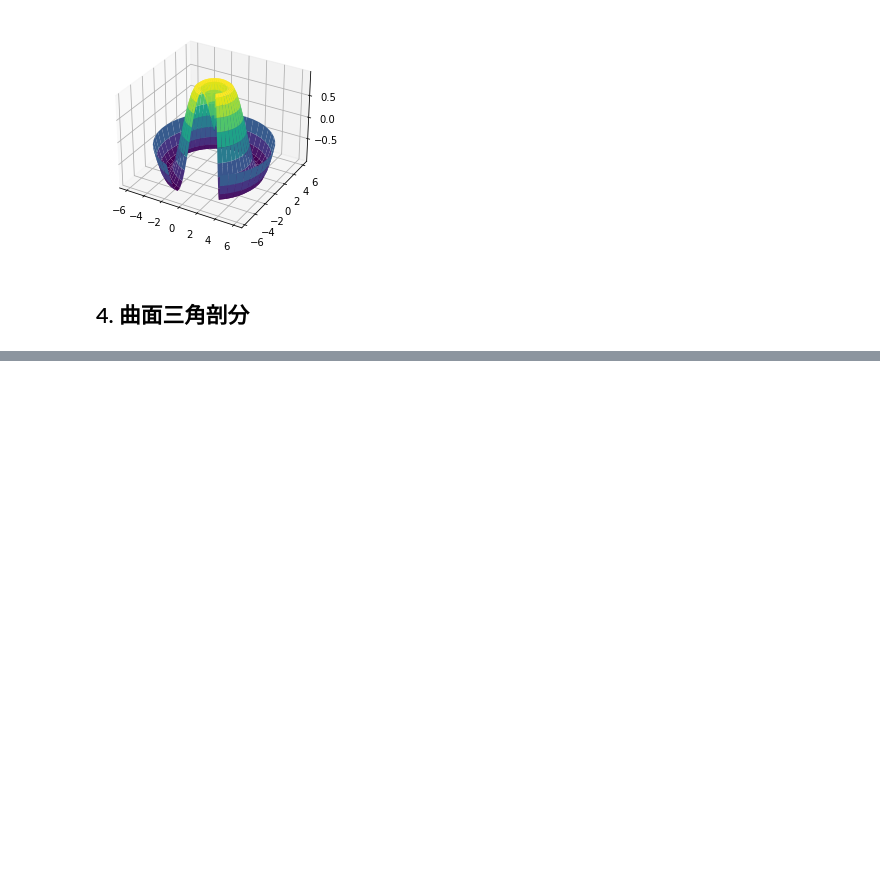
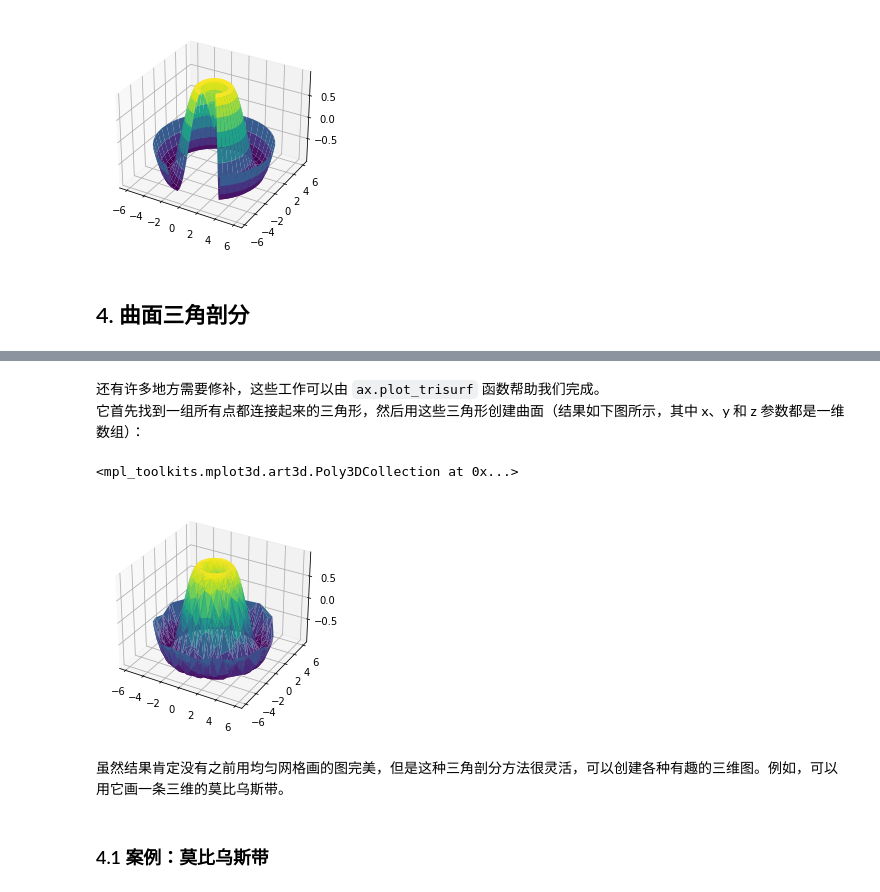
Before and after one commit to michaelbrucelin/HelloLanguage, a Jupyter notebook: Jupyter/Python/Book/Python数据科学手册/03-Matplotlib数据可视化/14-用Matplotlib画三维图.ipynb, the cells around one changed output, grey strips where cells are left out. Drawn from its saved outputs; the diff is of its cells as text; code cells hidden in the pictures; blank space fills up the shorter version.

```diff
--- a/Jupyter/Python/Book/Python数据科学手册/03-Matplotlib数据可视化/14-用Matplotlib画三维图.ipynb
+++ b/Jupyter/Python/Book/Python数据科学手册/03-Matplotlib数据可视化/14-用Matplotlib画三维图.ipynb
@@ -122,0 +140,13 @@ ax.plot_surface(X, Y, Z, rstride=1, cstride=1, cmap='viridis', edgecolor='none')
+# %% [markdown]
+还有许多地方需要修补，这些工作可以由 `ax.plot_trisurf` 函数帮助我们完成。
+它首先找到一组所有点都连接起来的三角形，然后用这些三角形创建曲面（结果如下图所示，其中 x、y 和 z 参数都是一维数组）：
+# %%
+ax = plt.axes(projection='3d')
+ax.plot_trisurf(x, y, z, cmap='viridis', edgecolor='none')
+# %% [output]
+<mpl_toolkits.mplot3d.art3d.Poly3DCollection at 0x...>
+[figure, added]
+# %% [markdown]
+虽然结果肯定没有之前用均匀网格画的图完美，但是这种三角剖分方法很灵活，可以创建各种有趣的三维图。例如，可以用它画一条三维的莫比乌斯带。
+# %% [markdown]
+### 4.1 案例：莫比乌斯带
```
Also changed, not shown: parts of 13 cells of this notebook, 3 other files.
